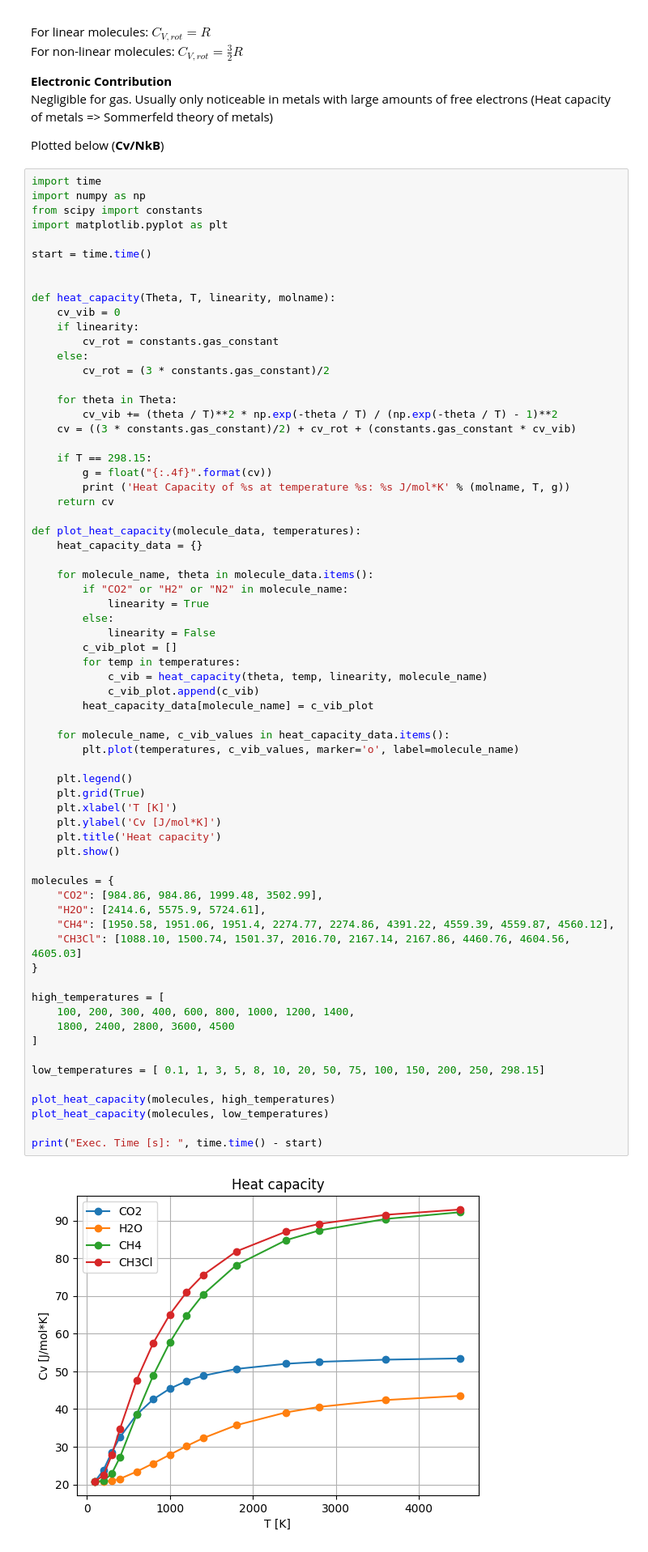
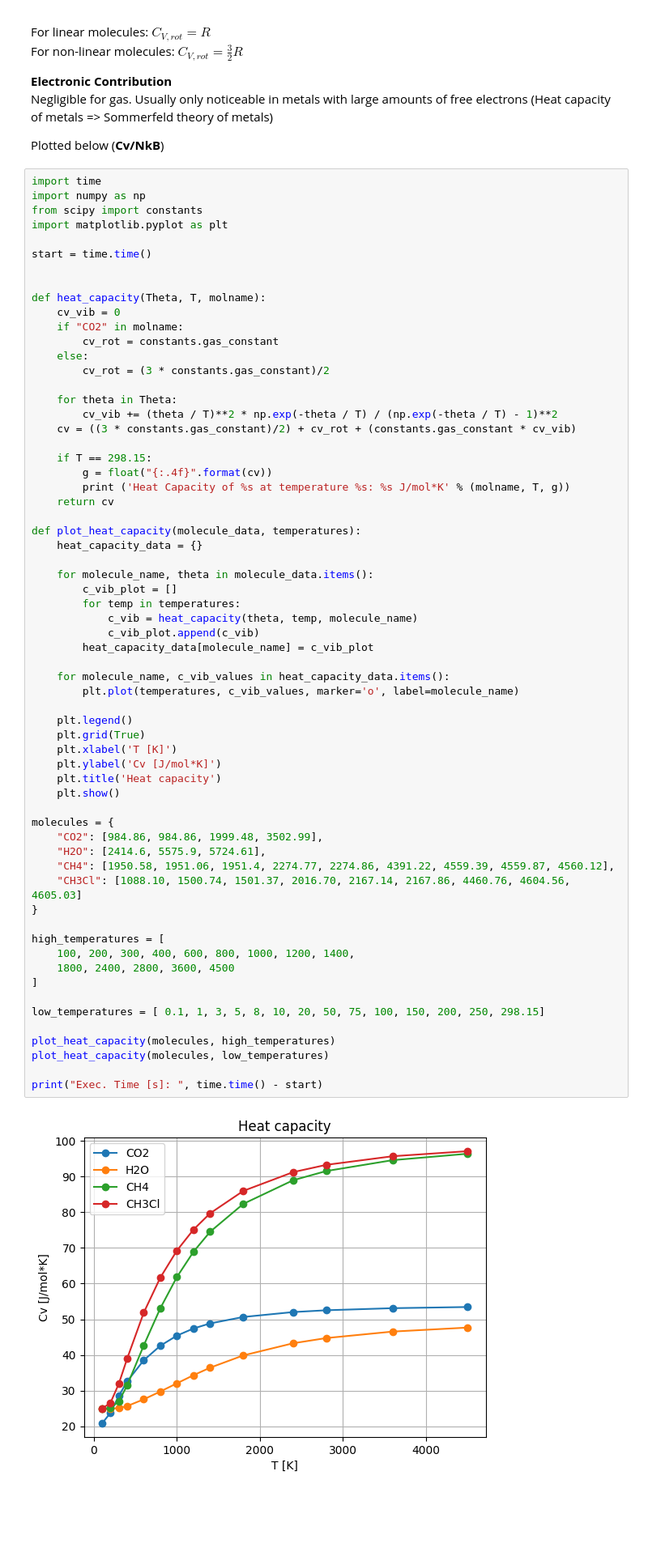
Before and after one commit to denny190/pchem_iv, a Jupyter notebook: Berdar_L04_qm_calc_freq.ipynb, the cells around one changed output. Shown at 81% size. Drawn from its saved outputs; the diff is of its cells as text; blank space fills up the shorter version.

```diff
--- a/Berdar_L04_qm_calc_freq.ipynb
+++ b/Berdar_L04_qm_calc_freq.ipynb
@@ -265,9 +265,9 @@ import matplotlib.pyplot as plt
 start = time.time()
 
 
-def heat_capacity(Theta, T, linearity, molname):
+def heat_capacity(Theta, T, molname):
     cv_vib = 0
-    if linearity:
+    if "CO2" in molname:
         cv_rot = constants.gas_constant
     else:
         cv_rot = (3 * constants.gas_constant)/2
@@ -285,44 +285,40 @@ def plot_heat_capacity(molecule_data, temperatures):
     heat_capacity_data = {}
 
     for molecule_name, theta in molecule_data.items():
-        if "CO2" or "H2" or "N2" in molecule_name:
-            linearity = True
-        else:
-            linearity = False
         c_vib_plot = []
         for temp in temperatures:
-            c_vib = heat_capacity(theta, temp, linearity, molecule_name)
+            c_vib = heat_capacity(theta, temp, molecule_name)
             c_vib_plot.append(c_vib)
         heat_capacity_data[molecule_name] = c_vib_plot
 
     for molecule_name, c_vib_values in heat_capacity_data.items():
         plt.plot(temperatures, c_vib_values, marker='o', label=molecule_name)
 
     plt.legend()
     plt.grid(True)
     plt.xlabel('T [K]')
     plt.ylabel('Cv [J/mol*K]')
     plt.title('Heat capacity')
     plt.show()
 
 molecules = {
     "CO2": [984.86, 984.86, 1999.48, 3502.99],
     "H2O": [2414.6, 5575.9, 5724.61],
     "CH4": [1950.58, 1951.06, 1951.4, 2274.77, 2274.86, 4391.22, 4559.39, 4559.87, 4560.12],
     "CH3Cl": [1088.10, 1500.74, 1501.37, 2016.70, 2167.14, 2167.86, 4460.76, 4604.56, 4605.03]
 }
 
 high_temperatures = [
     100, 200, 300, 400, 600, 800, 1000, 1200, 1400,
     1800, 2400, 2800, 3600, 4500
 ]
 
 low_temperatures = [ 0.1, 1, 3, 5, 8, 10, 20, 50, 75, 100, 150, 200, 250, 298.15]
 
 plot_heat_capacity(molecules, high_temperatures)
 plot_heat_capacity(molecules, low_temperatures)
 
 print("Exec. Time [s]: ", time.time() - start)
 # %% [output]
-[figure, old version]
+[figure, new version]
 Heat Capacity of CO2 at temperature 298.15: 28.4433 J/mol*K
```
Also changed, not shown: parts of 2 cells of this notebook.
